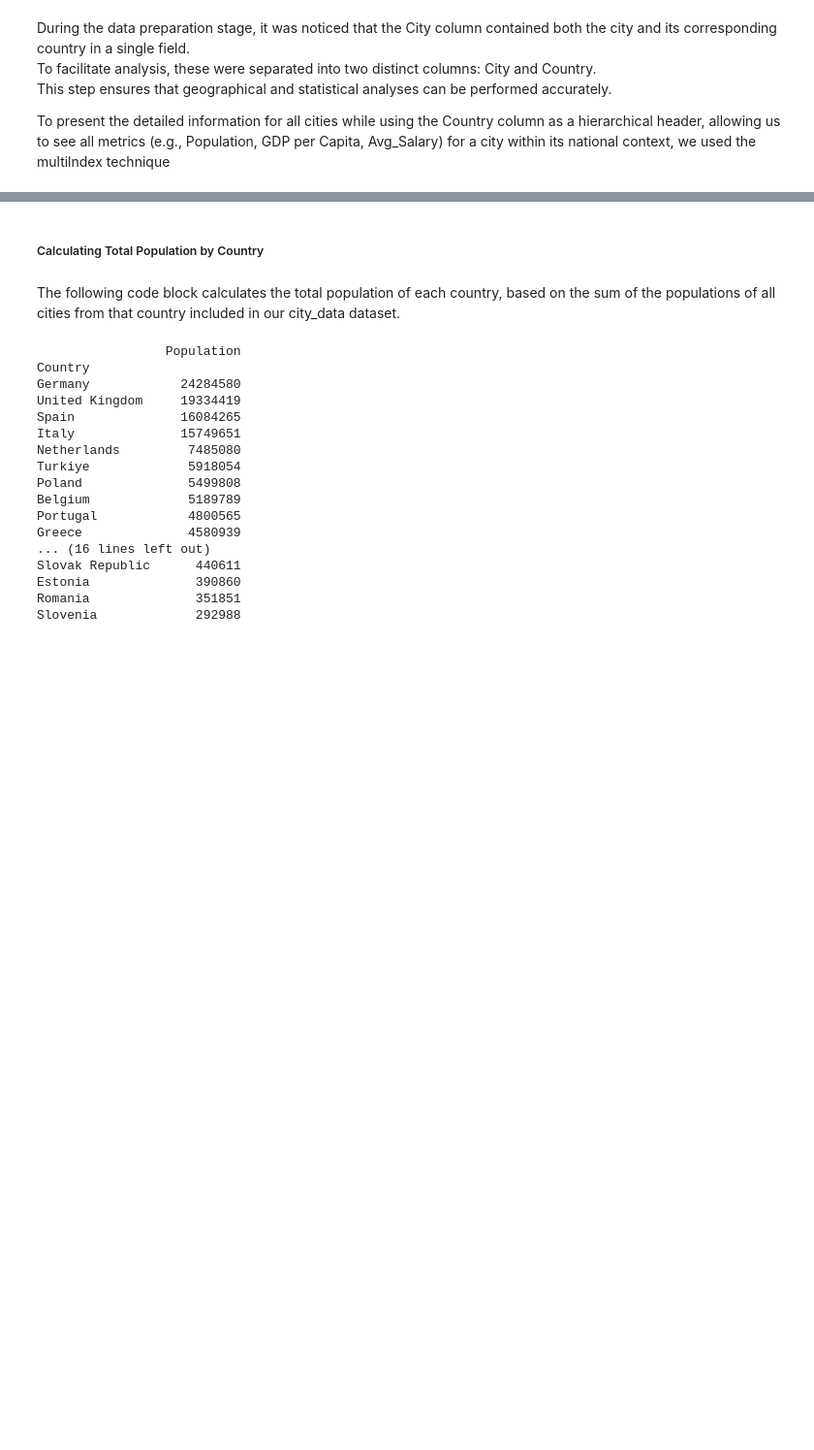
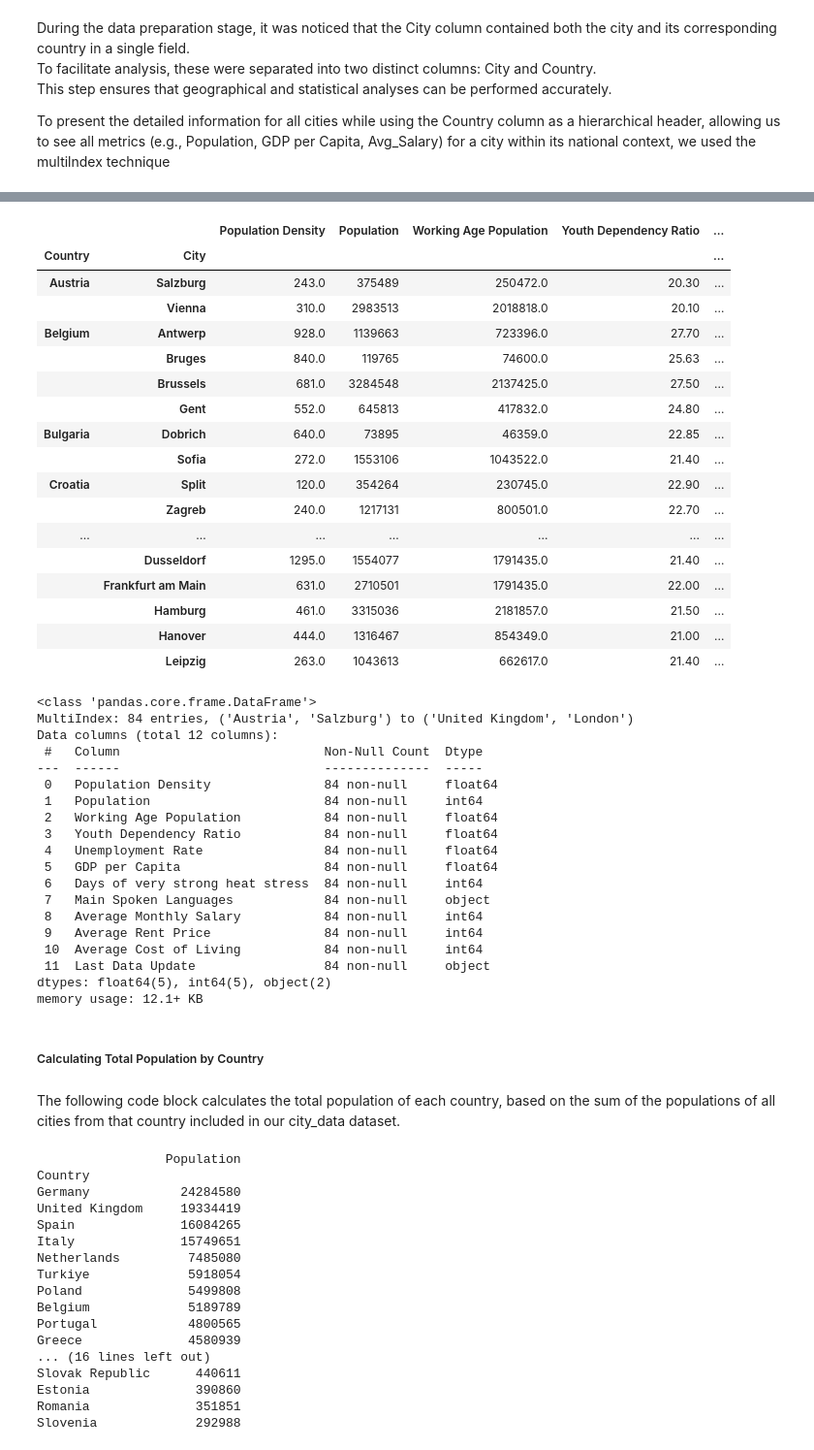
Before and after one commit to afonsolince06/-Where-should-I-live-PDS-Project, a Jupyter notebook: PDS_Project.ipynb, the cells around one changed output, grey strips where cells are left out. Shown at 97% size. Saved outputs shown, nothing was run; the diff lists cells and outputs as text; code cells hidden in the pictures; blank space fills up the shorter version.

```diff
--- a/PDS_Project.ipynb
+++ b/PDS_Project.ipynb
@@ -199,3 +224,52 @@ To present the detailed information for all cities while using the Country colum
+# %%
+# 1. Sort the DataFrame by 'Country' to ensure cities are grouped sequentially
+city_data.sort_values(by=['Country', 'City'], inplace=True)
+
+# 2. Set a MultiIndex using 'Country' and 'City'
+# This creates the desired visual structure upon printing.
+structured_data = city_data.set_index(['Country', 'City'])
+
+display(structured_data.head(30))
+
+structured_data.info()
+# %% [output]
+|  |  | Population Density | Population | Working Age Population | Youth Dependency Ratio | ... |
+| Country | City |  |  |  |  | ... |
+| Austria | Salzburg | 243.0 | 375489 | 250472.0 | 20.30 | ... |
+|  | Vienna | 310.0 | 2983513 | 2018818.0 | 20.10 | ... |
+| Belgium | Antwerp | 928.0 | 1139663 | 723396.0 | 27.70 | ... |
+|  | Bruges | 840.0 | 119765 | 74600.0 | 25.63 | ... |
+|  | Brussels | 681.0 | 3284548 | 2137425.0 | 27.50 | ... |
+|  | Gent | 552.0 | 645813 | 417832.0 | 24.80 | ... |
+| Bulgaria | Dobrich | 640.0 | 73895 | 46359.0 | 22.85 | ... |
+|  | Sofia | 272.0 | 1553106 | 1043522.0 | 21.40 | ... |
+| Croatia | Split | 120.0 | 354264 | 230745.0 | 22.90 | ... |
+|  | Zagreb | 240.0 | 1217131 | 800501.0 | 22.70 | ... |
+| ... | ... | ... | ... | ... | ... | ... |
+|  | Dusseldorf | 1295.0 | 1554077 | 1791435.0 | 21.40 | ... |
+|  | Frankfurt am Main | 631.0 | 2710501 | 1791435.0 | 22.00 | ... |
+|  | Hamburg | 461.0 | 3315036 | 2181857.0 | 21.50 | ... |
+|  | Hanover | 444.0 | 1316467 | 854349.0 | 21.00 | ... |
+|  | Leipzig | 263.0 | 1043613 | 662617.0 | 21.40 | ... |
+<class 'pandas.core.frame.DataFrame'>
+MultiIndex: 84 entries, ('Austria', 'Salzburg') to ('United Kingdom', 'London')
+Data columns (total 12 columns):
+ #   Column                           Non-Null Count  Dtype
+---  ------                           --------------  -----
+ 0   Population Density               84 non-null     float64
+ 1   Population                       84 non-null     int64
+ 2   Working Age Population           84 non-null     float64
+ 3   Youth Dependency Ratio           84 non-null     float64
+ 4   Unemployment Rate                84 non-null     float64
+ 5   GDP per Capita                   84 non-null     float64
+ 6   Days of very strong heat stress  84 non-null     int64
+ 7   Main Spoken Languages            84 non-null     object
+ 8   Average Monthly Salary           84 non-null     int64
+ 9   Average Rent Price               84 non-null     int64
+ 10  Average Cost of Living           84 non-null     int64
+ 11  Last Data Update                 84 non-null     object
+dtypes: float64(5), int64(5), object(2)
+memory usage: 12.1+ KB
 # %% [markdown]
 ##### Calculating Total Population by Country
 # %% [markdown]
```
Also changed, not shown: parts of 15 cells of this notebook, 1 other file.
